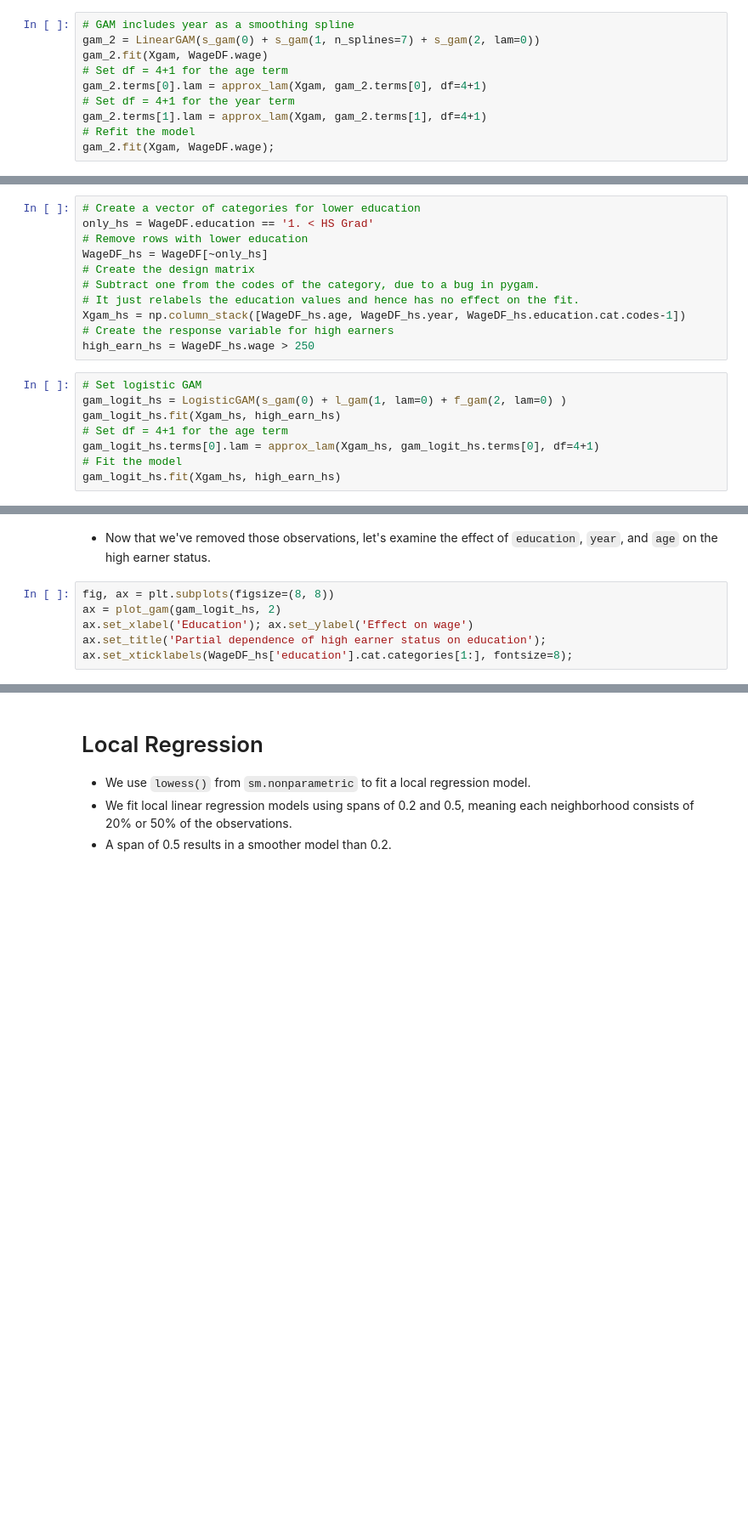
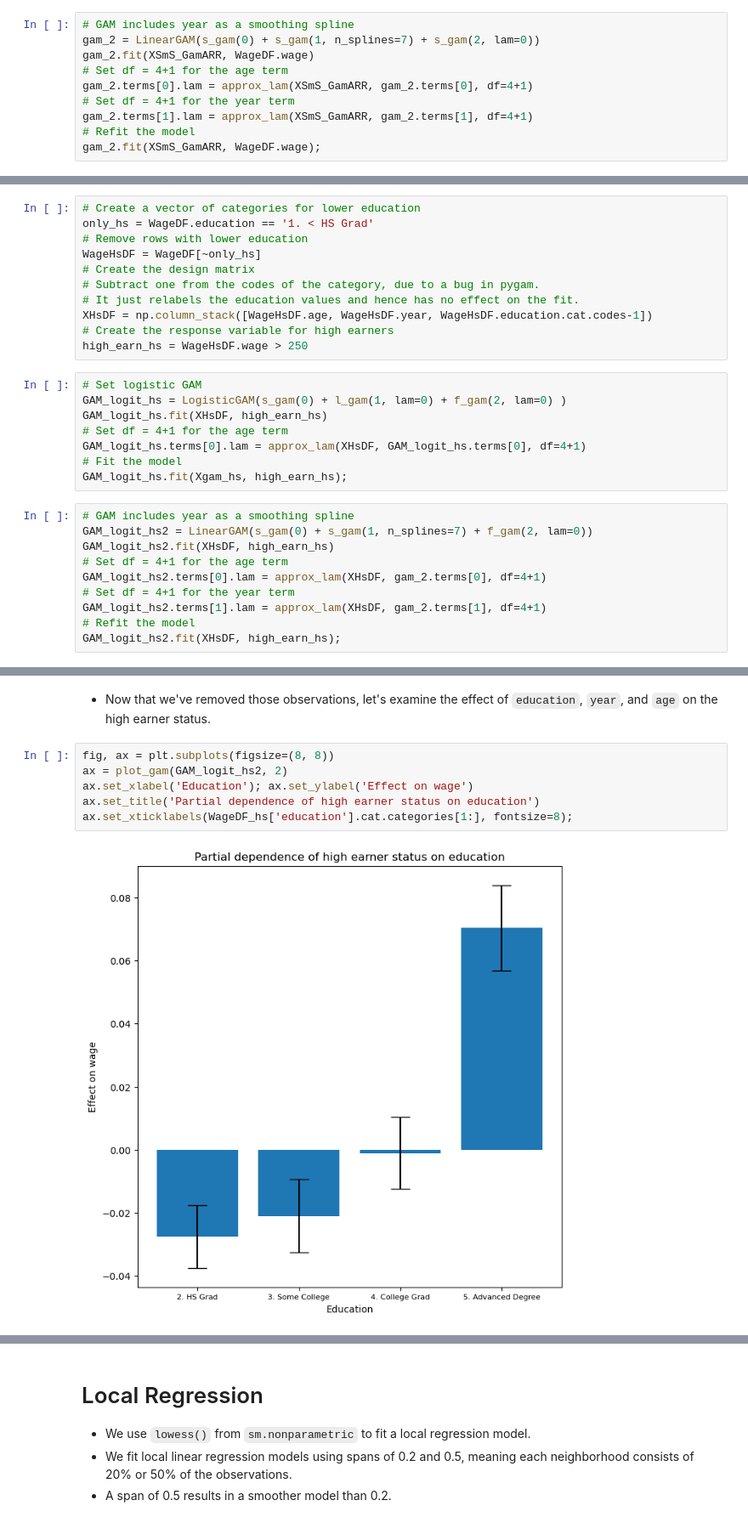
Before and after one commit to htdbui/ISLP_Lab, a Jupyter notebook: Wage.ipynb, the cells around one changed output, grey strips where cells are left out. Shown at 85% size. Drawn from its saved outputs; the diff is of its cells as text; blank space fills up the shorter version.

```diff
--- a/Wage.ipynb
+++ b/Wage.ipynb
@@ -836,13 +815,13 @@ gam_1.fit(Xgam, WageDF.wage);
 # %%
 # GAM includes year as a smoothing spline
 gam_2 = LinearGAM(s_gam(0) + s_gam(1, n_splines=7) + s_gam(2, lam=0))
-gam_2.fit(Xgam, WageDF.wage)
+gam_2.fit(XSmS_GamARR, WageDF.wage)
 # Set df = 4+1 for the age term
-gam_2.terms[0].lam = approx_lam(Xgam, gam_2.terms[0], df=4+1)
+gam_2.terms[0].lam = approx_lam(XSmS_GamARR, gam_2.terms[0], df=4+1)
 # Set df = 4+1 for the year term
-gam_2.terms[1].lam = approx_lam(Xgam, gam_2.terms[1], df=4+1)
+gam_2.terms[1].lam = approx_lam(XSmS_GamARR, gam_2.terms[1], df=4+1)
 # Refit the model
-gam_2.fit(Xgam, WageDF.wage);
+gam_2.fit(XSmS_GamARR, WageDF.wage);
 # %% [markdown]
 - We perform an ANOVA on the three models fitted above.
 # %%
@@ -928,18 +948,28 @@ pd.crosstab(high_earn, WageDF['education'])
 # Create a vector of categories for lower education
 only_hs = WageDF.education == '1. < HS Grad'
 # Remove rows with lower education
-WageDF_hs = WageDF[~only_hs]
+WageHsDF = WageDF[~only_hs]
 # Create the design matrix
 # Subtract one from the codes of the category, due to a bug in pygam.
 # It just relabels the education values and hence has no effect on the fit.
-Xgam_hs = np.column_stack([WageDF_hs.age, WageDF_hs.year, WageDF_hs.education.cat.codes-1])
+XHsDF = np.column_stack([WageHsDF.age, WageHsDF.year, WageHsDF.education.cat.codes-1])
 # Create the response variable for high earners
-high_earn_hs = WageDF_hs.wage > 250
+high_earn_hs = WageHsDF.wage > 250
 # %%
 # Set logistic GAM
-gam_logit_hs = LogisticGAM(s_gam(0) + l_gam(1, lam=0) + f_gam(2, lam=0) )
-gam_logit_hs.fit(Xgam_hs, high_earn_hs)
+GAM_logit_hs = LogisticGAM(s_gam(0) + l_gam(1, lam=0) + f_gam(2, lam=0) )
+GAM_logit_hs.fit(XHsDF, high_earn_hs)
 # Set df = 4+1 for the age term
-gam_logit_hs.terms[0].lam = approx_lam(Xgam_hs, gam_logit_hs.terms[0], df=4+1)
+GAM_logit_hs.terms[0].lam = approx_lam(XHsDF, GAM_logit_hs.terms[0], df=4+1)
 # Fit the model
-gam_logit_hs.fit(Xgam_hs, high_earn_hs)
+GAM_logit_hs.fit(Xgam_hs, high_earn_hs);
+# %%
+# GAM includes year as a smoothing spline
+GAM_logit_hs2 = LinearGAM(s_gam(0) + s_gam(1, n_splines=7) + f_gam(2, lam=0))
+GAM_logit_hs2.fit(XHsDF, high_earn_hs)
+# Set df = 4+1 for the age term
+GAM_logit_hs2.terms[0].lam = approx_lam(XHsDF, gam_2.terms[0], df=4+1)
+# Set df = 4+1 for the year term
+GAM_logit_hs2.terms[1].lam = approx_lam(XHsDF, gam_2.terms[1], df=4+1)
+# Refit the model
+GAM_logit_hs2.fit(XHsDF, high_earn_hs);
@@ -947,9 +981,11 @@ gam_logit_hs.fit(Xgam_hs, high_earn_hs)
 - Now that we've removed those observations, let's examine the effect of `education`, `year`, and `age` on the high earner status.
 # %%
 fig, ax = plt.subplots(figsize=(8, 8))
-ax = plot_gam(gam_logit_hs, 2)
+ax = plot_gam(GAM_logit_hs2, 2)
 ax.set_xlabel('Education'); ax.set_ylabel('Effect on wage')
-ax.set_title('Partial dependence of high earner status on education');
+ax.set_title('Partial dependence of high earner status on education')
 ax.set_xticklabels(WageDF_hs['education'].cat.categories[1:], fontsize=8);
+# %% [output]
+[figure, added]
 # %%
 fig, ax = plt.subplots(figsize=(8, 8))
```
Also changed, not shown: parts of 55 cells of this notebook, 18 other files.
